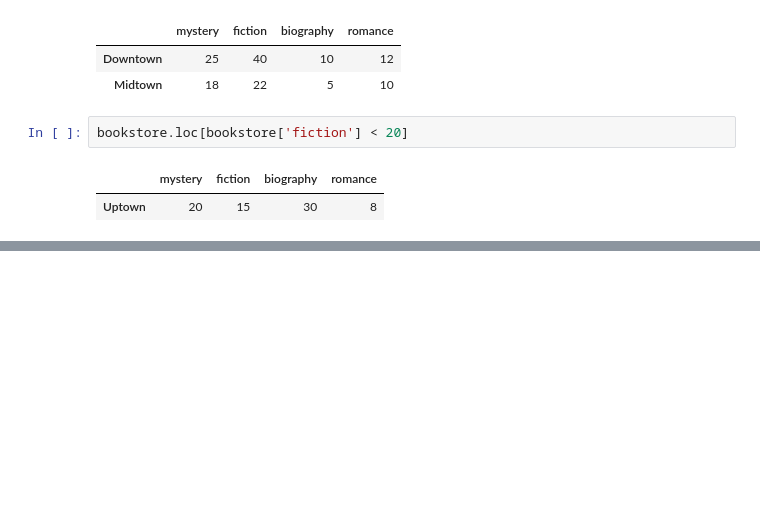
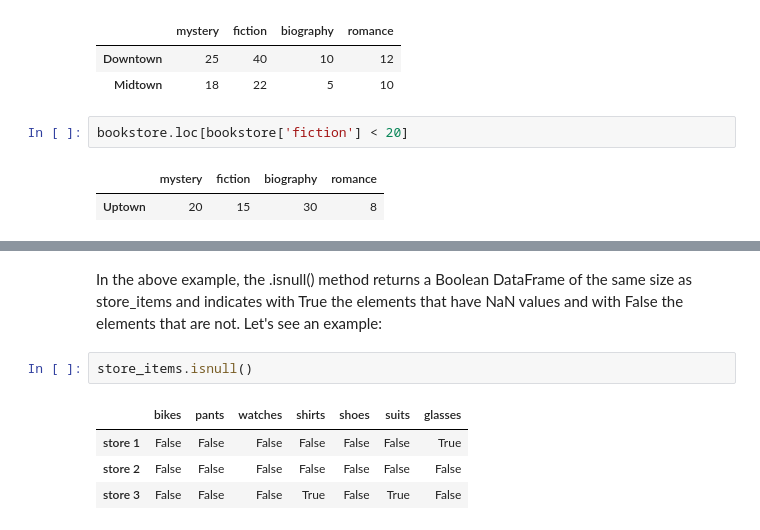
Before and after one commit to jjacque1/Learning-Numpy-in-JupyterNotebooks, a Jupyter notebook: Untitled.ipynb, the cells around one changed output, grey strips where cells are left out. Cells and saved outputs as stored; diff of their text form; blank space fills up the shorter version.

```diff
--- a/Untitled.ipynb
+++ b/Untitled.ipynb
@@ -1982,0 +2027,9 @@ bookstore.loc[bookstore['fiction'] < 20]
+# %% [markdown]
+In the above example, the .isnull() method returns a Boolean DataFrame of the same size as store_items and indicates with True the elements that have NaN values and with False the elements that are not. Let's see an example:
+# %%
+store_items.isnull()
+# %% [output]
+|  | bikes | pants | watches | shirts | shoes | suits | glasses |
+| store 1 | False | False | False | False | False | False | True |
+| store 2 | False | False | False | False | False | False | False |
+| store 3 | False | False | False | True | False | True | False |
```
Also changed, not shown: parts of 28 cells of this notebook.
